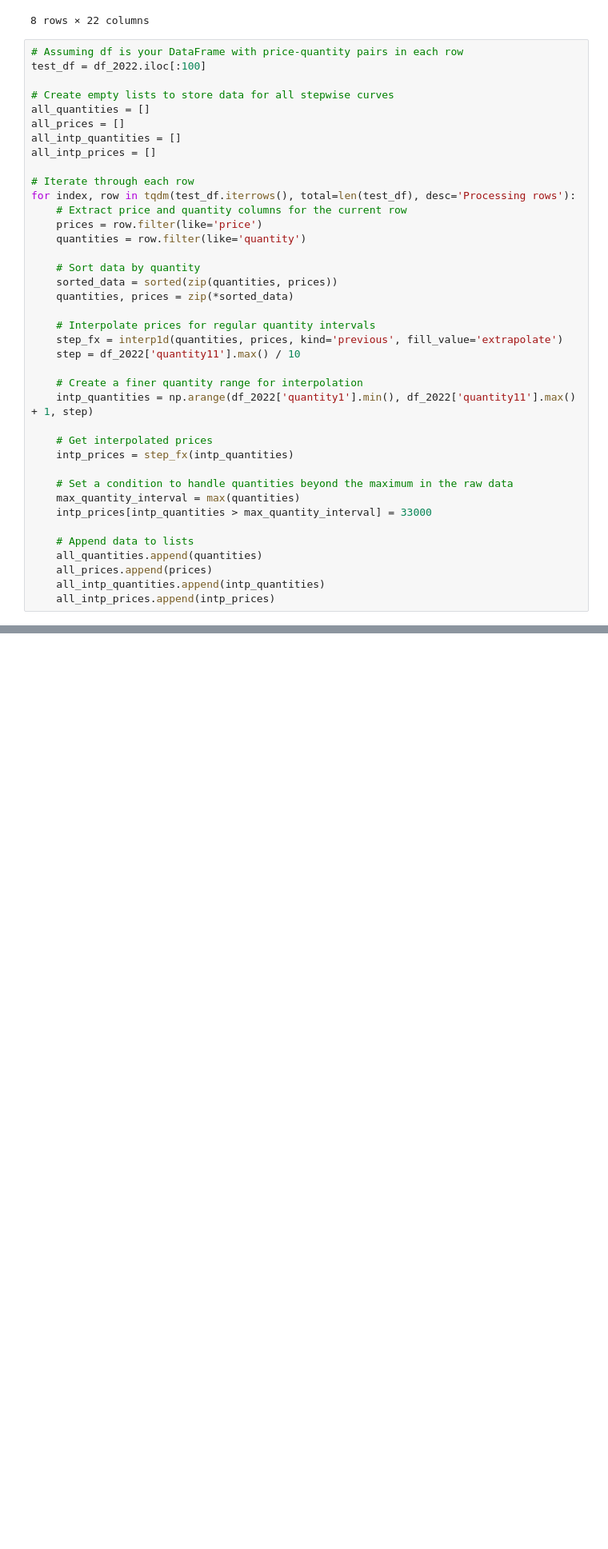
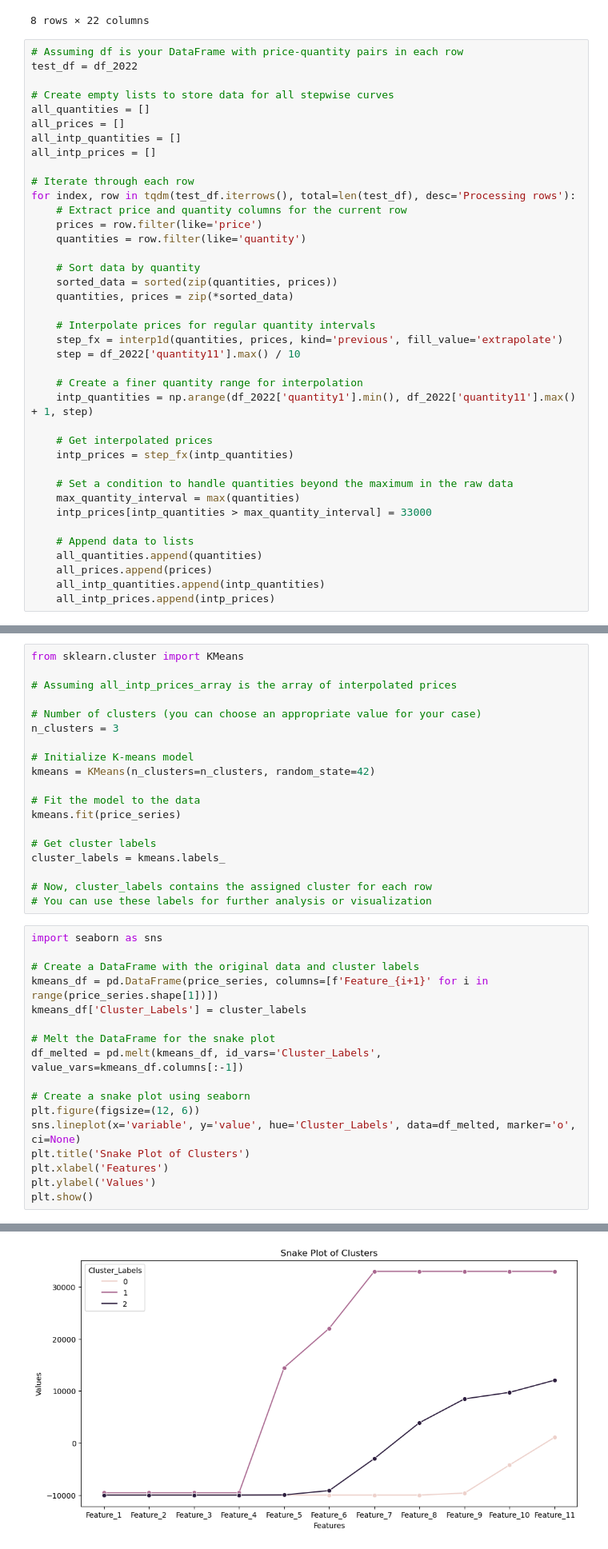
Before and after one commit to gbrosell/maroon-archers, a Jupyter notebook: Feature_Engineering.ipynb, the cells around one changed output, grey strips where cells are left out. Shown at 80% size. Saved outputs shown, nothing was run; the diff lists cells and outputs as text; blank space fills up the shorter version.

Commit message:
Added snake plot and tsne visualizations + complete stepwise graph

```diff
--- a/Feature_Engineering.ipynb
+++ b/Feature_Engineering.ipynb
@@ -154,7 +154,7 @@ df_2022.describe()
 8 rows × 22 columns
 # %%
 # Assuming df is your DataFrame with price-quantity pairs in each row
-test_df = df_2022.iloc[:100]
+test_df = df_2022
 
 # Create empty lists to store data for all stepwise curves
 all_quantities = []
@@ -263,0 +291,37 @@ No artists with labels found to put in legend.  Note that artists whose label st
+# %%
+from sklearn.cluster import KMeans
+
+# Assuming all_intp_prices_array is the array of interpolated prices
+
+# Number of clusters (you can choose an appropriate value for your case)
+n_clusters = 3
+
+# Initialize K-means model
+kmeans = KMeans(n_clusters=n_clusters, random_state=42)
+
+# Fit the model to the data
+kmeans.fit(price_series)
+
+# Get cluster labels
+cluster_labels = kmeans.labels_
+
+# Now, cluster_labels contains the assigned cluster for each row
+# You can use these labels for further analysis or visualization
+# %%
+import seaborn as sns
+
+# Create a DataFrame with the original data and cluster labels
+kmeans_df = pd.DataFrame(price_series, columns=[f'Feature_{i+1}' for i in range(price_series.shape[1])])
+kmeans_df['Cluster_Labels'] = cluster_labels
+
+# Melt the DataFrame for the snake plot
+df_melted = pd.melt(kmeans_df, id_vars='Cluster_Labels', value_vars=kmeans_df.columns[:-1])
+
+# Create a snake plot using seaborn
+plt.figure(figsize=(12, 6))
+sns.lineplot(x='variable', y='value', hue='Cluster_Labels', data=df_melted, marker='o', ci=None)
+plt.title('Snake Plot of Clusters')
+plt.xlabel('Features')
+plt.ylabel('Values')
+plt.show()
+# %% [output]
@@ -263,0 +331 @@ No artists with labels found to put in legend.  Note that artists whose label st
+[figure, added]
```
Also changed, not shown: parts of 9 cells of this notebook, 1 other file.
